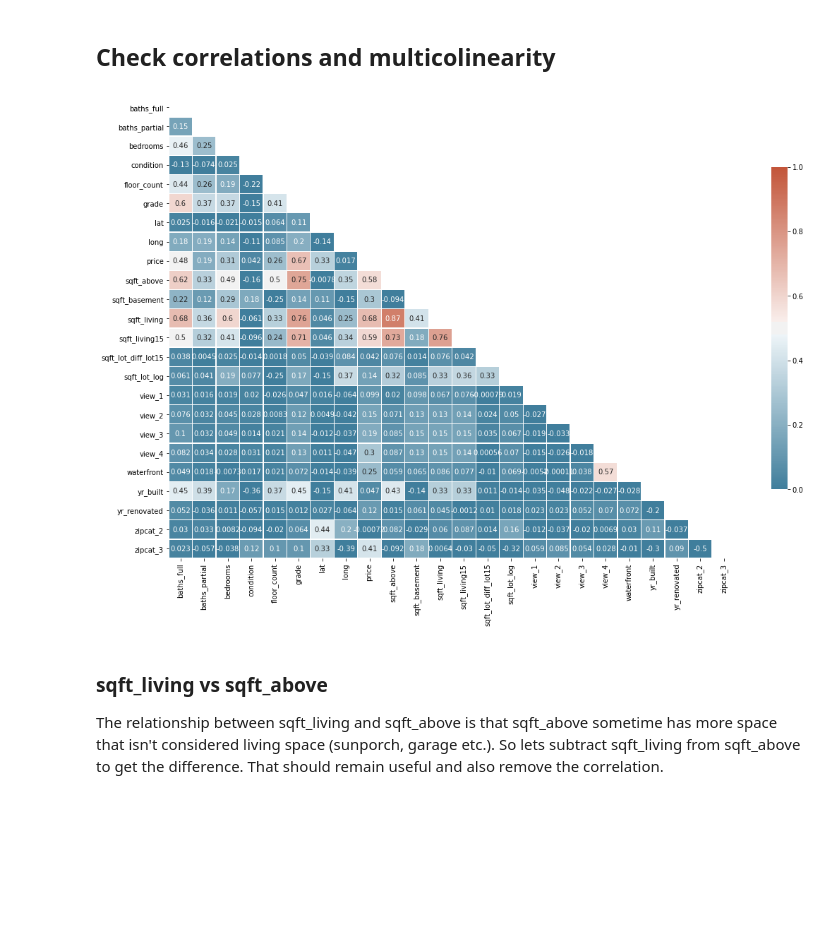
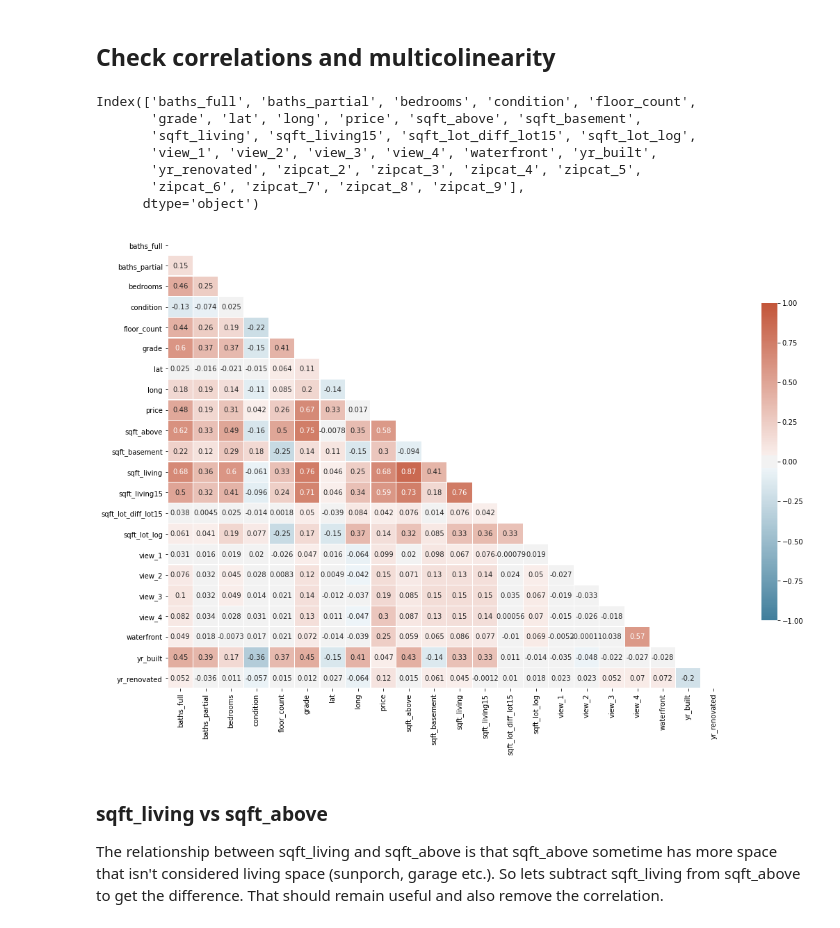
Before and after one commit to benbogart/King-County-Housing-Price, a Jupyter notebook: Good enough.ipynb, the cells around one changed output. Drawn from its saved outputs; the diff is of its cells as text; code cells hidden in the pictures; blank space fills up the shorter version.

```diff
--- a/Good enough.ipynb
+++ b/Good enough.ipynb
@@ -1388,7 +1427,7 @@ model_report()
 # %% [markdown]
 ## sqft_basement
 # %%
-sb = sa.copy()
+wf = sa.copy()
 sb.head(2)
 # %% [output]
 |  | baths_full | baths_partial | bedrooms | condition | floor_count | grade | lat | long | price | ... |
@@ -2123,7 +2175,7 @@ Even though more zipcode zones performes better, we will use only 3 zipcode zone
 
 df = zips.copy()
 
-zip_cats = pd.qcut(zip_means['price_sqft'].sort_values(), 3, labels=[1,2,3])
+zip_cats = pd.qcut(zip_means['price_sqft'].sort_values(), 9, labels=list(range(1,10)))
 
 zipcode_cat = df['zipcode'].map(zip_cats)
 display(zipcode_cat.unique())
@@ -2142,5 +2194,5 @@ y =df['price']
 
 quicktest(X, y, '8 (zipcode bins)')
 
-df_section = df.copy()
+df_zips_as_cats = df.copy()
 # %% [output]
@@ -2169,11 +2222,26 @@ model_report()
 # %% [markdown]
 ## Check correlations and multicolinearity
 # %%
-post_processing = df_section.copy()
+post_processing = df_zips_as_cats.copy()
+# %%
+post_processing.columns[~post_processing.columns.str.startswith('zip_')]
+# %% [output]
+Index(['baths_full', 'baths_partial', 'bedrooms', 'condition', 'floor_count',
+       'grade', 'lat', 'long', 'price', 'sqft_above', 'sqft_basement',
+       'sqft_living', 'sqft_living15', 'sqft_lot_diff_lot15', 'sqft_lot_log',
+       'view_1', 'view_2', 'view_3', 'view_4', 'waterfront', 'yr_built',
+       'yr_renovated', 'zipcat_2', 'zipcat_3', 'zipcat_4', 'zipcat_5',
+       'zipcat_6', 'zipcat_7', 'zipcat_8', 'zipcat_9'],
+      dtype='object')
 # %%
-def corr_heatmap(df,figsize=(6, 4)):
+def corr_heatmap(df,figsize=(6, 4),hide_prefix=False):
     '''Output a correlation heatmap from a Pandas DataFrame'''
 
+    # hide selected prefix
+    if hide_prefix:
+        df = df[df.columns[~df.columns.str.startswith(hide_prefix)]]
+
+    cols = set(df.columns)
     # Compute the correlation matrix
     corr = df.corr()
 
@@ -2189,11 +2257,11 @@ def corr_heatmap(df,figsize=(6, 4)):
     # Draw the heatmap with the mask and correct aspect ratio
     sns.heatmap(corr, mask=mask, cmap=cmap,
                 linewidths=0.3, cbar_kws={"shrink": .7},
-                vmin=0, vmax=1, annot=True);
+                vmin=-1, vmax=1, annot=True);
 # %%
-corr_heatmap(post_processing, figsize=(18,12))
+corr_heatmap(post_processing, figsize=(18,12), hide_prefix='zip')
 # %% [output]
-[figure, old version]
+[figure, new version]
 # %% [markdown]
 ### sqft_living vs sqft_above
 
```
Also changed, not shown: parts of 126 cells of this notebook, 5 other files.
